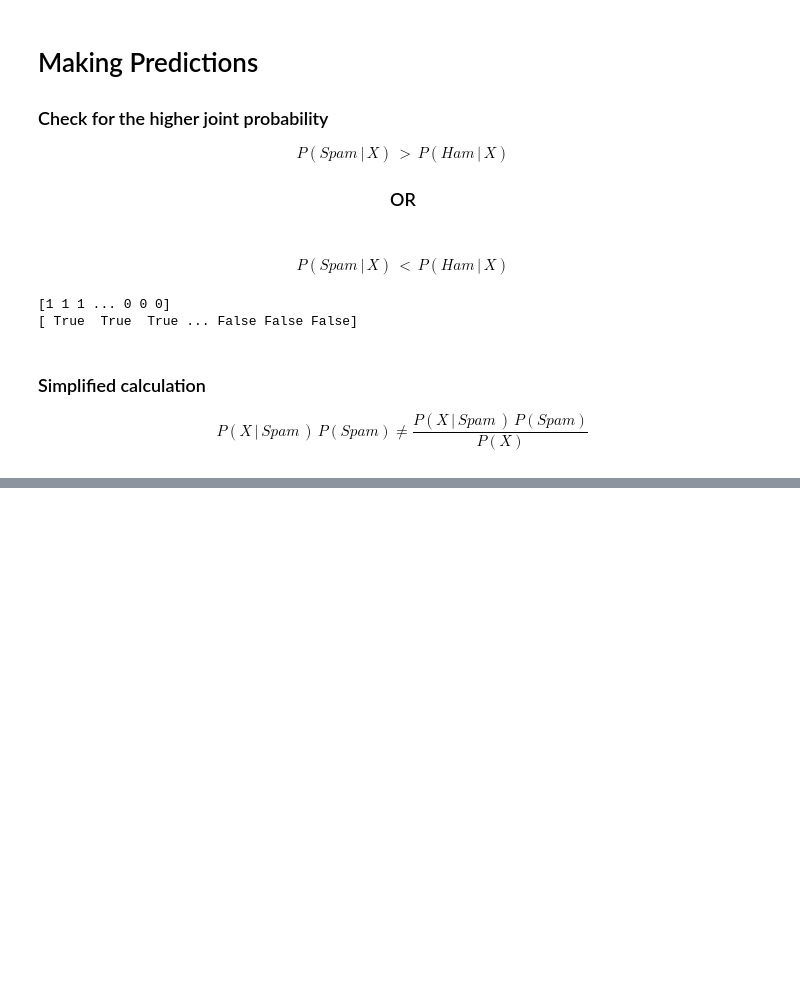
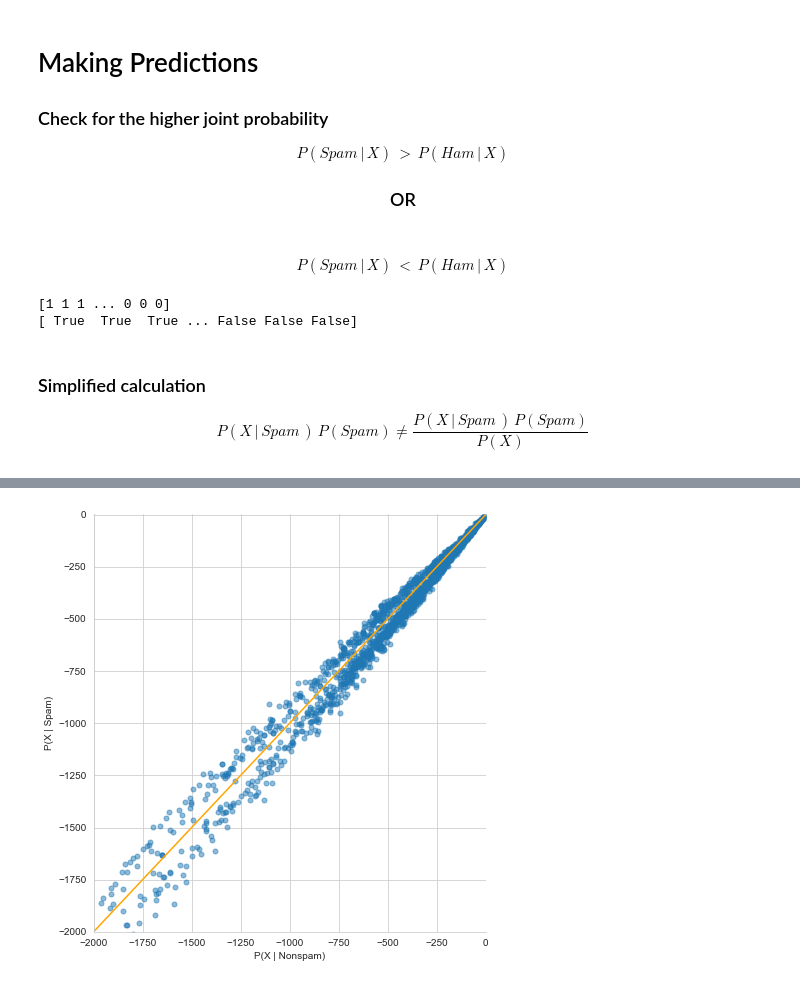
Before and after one commit to JLJL0308/Naive_Bayes_Classifier, a Jupyter notebook: Bayes_Classifier_Testing_Inference_Evaluation.ipynb, the cells around one changed output, grey strips where cells are left out. Drawn from its saved outputs; the diff is of its cells as text; code cells hidden in the pictures; blank space fills up the shorter version.

```diff
--- a/Bayes_Classifier_Testing_Inference_Evaluation.ipynb
+++ b/Bayes_Classifier_Testing_Inference_Evaluation.ipynb
@@ -80,0 +157,15 @@ joint_log_ham = X_test.dot(np.log(prob_token_ham)) + np.log(1 - PROB_SPAM)
+# %%
+# Chart Styling
+sns.set_style("whitegrid")
+labels = "Actual Category"
+summary_df = pd.DataFrame({yaxis_label: joint_log_spam, xaxis_label: joint_log_ham, labels: y_test})
+# %%
+sns.lmplot(x = xaxis_label, y = yaxis_label, data = summary_df, height = 6.5, fit_reg = False,
+           scatter_kws = {"alpha": 0.5, "s": 25})
+plt.xlim([-2000, 1])
+plt.ylim([-2000, 1])
+
+plt.plot(linedata, linedata, color = "orange")
+plt.show()
+# %% [output]
+[figure, added]
```
Also changed, not shown: parts of 13 cells of this notebook.
